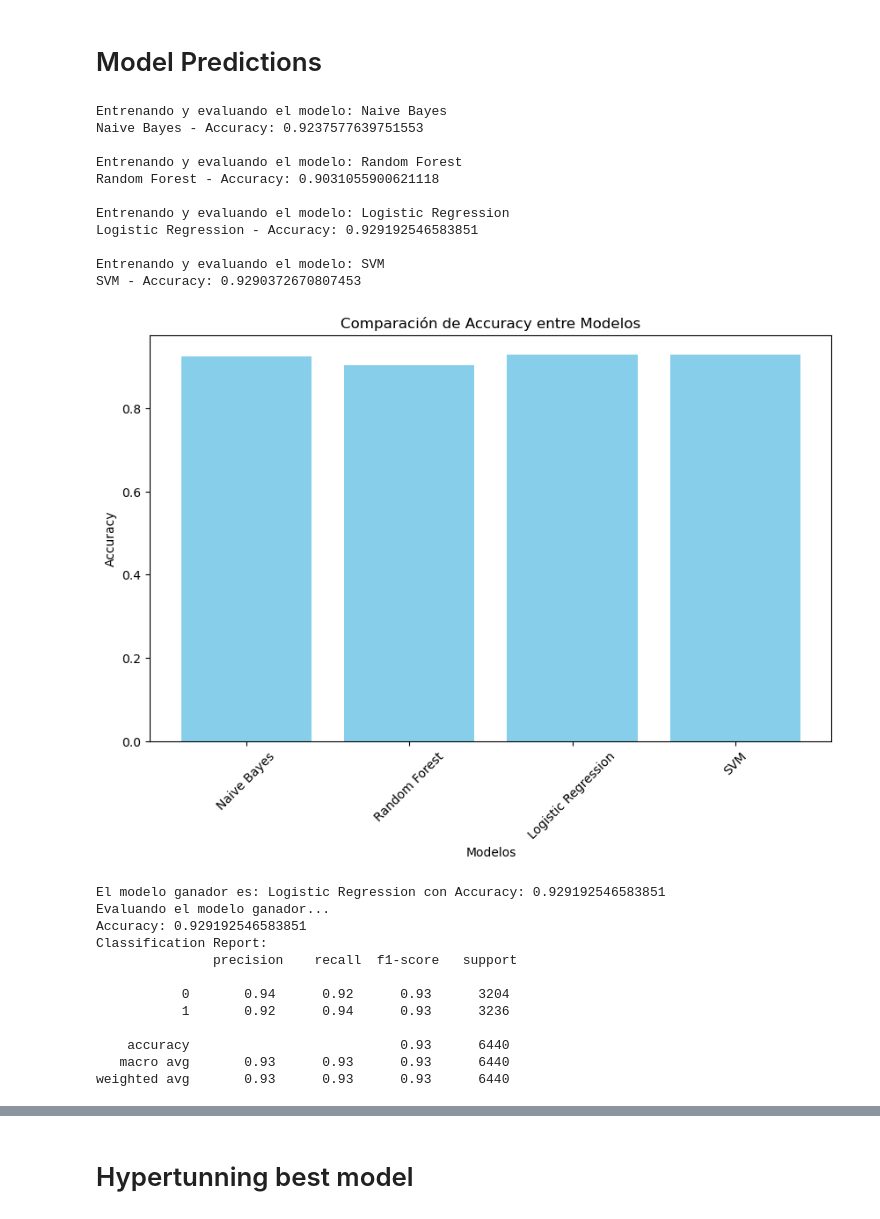
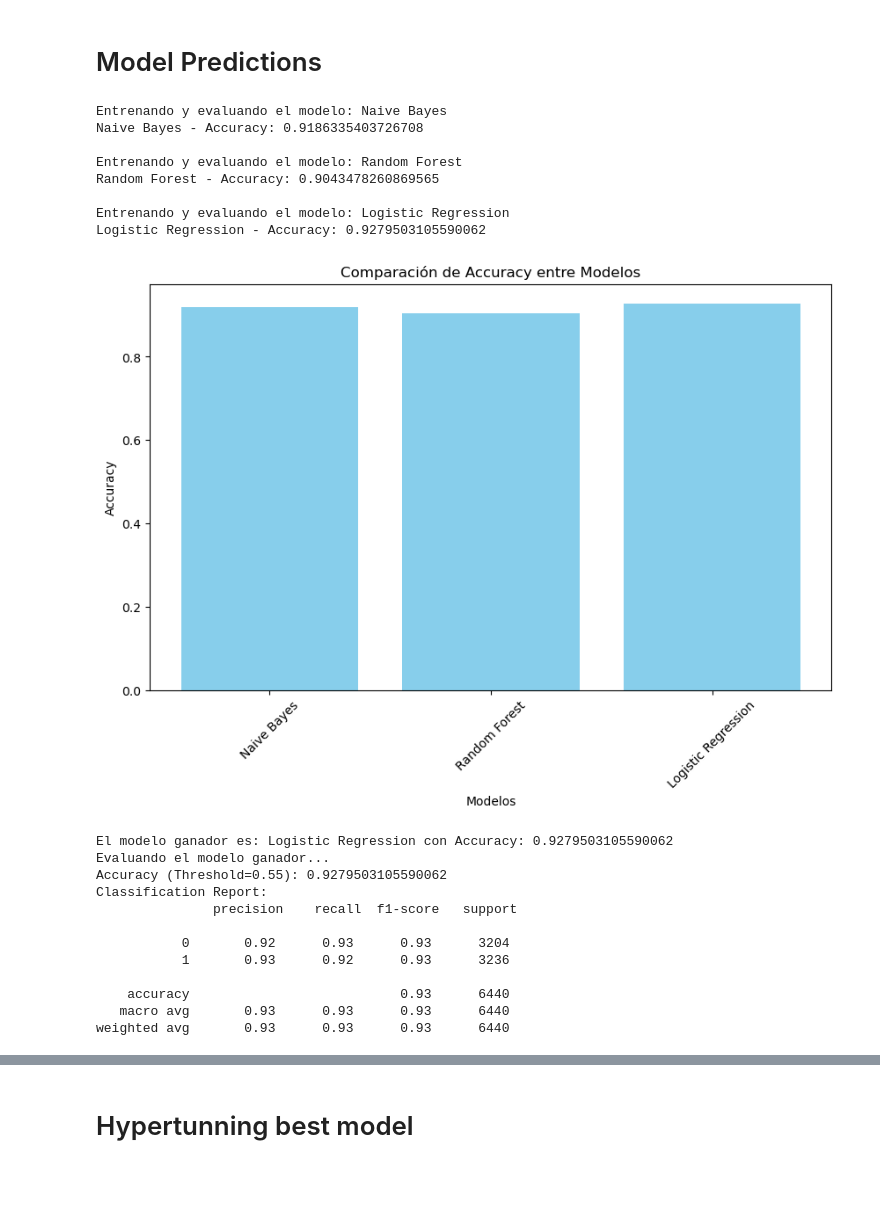
Before and after one commit to migueleven/headline_news_veracity_classifier, a Jupyter notebook: notebooks/2_nlp_classifier.ipynb, the cells around one changed output, grey strips where cells are left out. Drawn from its saved outputs; the diff is of its cells as text; code cells hidden in the pictures; blank space fills up the shorter version.

Commit message:
Added best model and streamlit app

```diff
--- a/notebooks/2_nlp_classifier.ipynb
+++ b/notebooks/2_nlp_classifier.ipynb
@@ -55,3 +54,9 @@ Shape de X_train: (25765, 5000)
+# %%
+from sklearn.feature_extraction.text import TfidfVectorizer
+
+vectorizer = TfidfVectorizer(max_features=5000, stop_words='english', ngram_range=(1, 3))
+X_train = vectorizer.fit_transform(train_data['News'])
+X_test = vectorizer.transform(test_data['News'])
 # %% [markdown]
 # Model Creation
 # %%
@@ -68,7 +73,6 @@ def get_models():
         'Naive Bayes': MultinomialNB(),
         'Random Forest': RandomForestClassifier(random_state=42),
         'Logistic Regression': LogisticRegression(max_iter=1000, random_state=42),
-        'SVM': SVC(probability=True, random_state=42)
     }
     return models
 # %% [markdown]
@@ -124,21 +135,31 @@ def plot_model_comparisons(results):
     plt.xticks(rotation=45)
     plt.show()
 # %%
-from sklearn.metrics import confusion_matrix
+from sklearn.metrics import accuracy_score, classification_report, confusion_matrix
 import seaborn as sns
+import matplotlib.pyplot as plt
 
-def evaluate_winner(model, X_test, y_test):
+def evaluate_winner(model, X_test, y_test, threshold=0.5):
     """
-    Evalúa el modelo ganador con todas las métricas y visualiza la matriz de confusión.
+    Evalúa el modelo ganador con todas las métricas, visualiza la matriz de confusión y permite ajustar el umbral.
     """
     print("Evaluando el modelo ganador...")
-    y_pred = model.predict(X_test)
+
+    # Si el modelo soporta predict_proba, calcular probabilidades y ajustar el umbral
+    if hasattr(model, "predict_proba"):
+        y_pred_proba = model.predict_proba(X_test)[:, 1]  # Probabilidades de la clase positiva
+        y_pred = (y_pred_proba >= threshold).astype(int)
+    else:
+        # Si el modelo no soporta predict_proba, usar directamente predict
+        y_pred = model.predict(X_test)
+
+    # Calcular métricas
     accuracy = accuracy_score(y_test, y_pred)
     report = classification_report(y_test, y_pred)
     conf_matrix = confusion_matrix(y_test, y_pred)
 
     # Mostrar las métricas
-    print(f"Accuracy: {accuracy}")
+    print(f"Accuracy (Threshold={threshold}): {accuracy}")
     print("Classification Report:\n", report)
 
     # Visualizar la matriz de confusión
@@ -146,51 +167,48 @@ def evaluate_winner(model, X_test, y_test):
     sns.heatmap(conf_matrix, annot=True, fmt="d", cmap="Blues", xticklabels=['Fake', 'Real'], yticklabels=['Fake', 'Real'])
     plt.xlabel('Predicted')
     plt.ylabel('Actual')
-    plt.title('Matriz de Confusión - Modelo Ganador')
+    plt.title(f'Confusion Matrix - Winner Model (Threshold={threshold})')
     plt.show()
 # %%
 # Obtener y_train e y_test
 y_train = train_data['Veracity']
 y_test = test_data['Veracity']
 
 # Obtener los modelos
 models = get_models()
 
 # Evaluar los modelos
-results = evaluate_models(models, X_train, y_train, X_test, y_test)
+results = evaluate_models(models, X_train, y_train, X_test, y_test, threshold=0.55)
 
 # Comparar los resultados
 plot_model_comparisons(results)
 
 # Seleccionar el modelo ganador
 best_model_name = max(results, key=lambda name: results[name]['accuracy'])
 best_model = results[best_model_name]['model']
 print(f"El modelo ganador es: {best_model_name} con Accuracy: {results[best_model_name]['accuracy']}")
 
 # Realizar hyperparameter tuning en el modelo ganador (si aplica)
 # Aquí puedes usar tu GridSearchCV y luego evaluar el mejor modelo con:
-evaluate_winner(best_model, X_test, test_data['Veracity'])
+evaluate_winner(best_model, X_test, y_test, threshold=0.55)
 # %% [output]
 Entrenando y evaluando el modelo: Naive Bayes
-Naive Bayes - Accuracy: 0.9237577639751553
+Naive Bayes - Accuracy: 0.9186335403726708
 
 Entrenando y evaluando el modelo: Random Forest
-Random Forest - Accuracy: 0.9031055900621118
+Random Forest - Accuracy: 0.9043478260869565
 
 Entrenando y evaluando el modelo: Logistic Regression
-Logistic Regression - Accuracy: 0.929192546583851
-
-Entrenando y evaluando el modelo: SVM
-SVM - Accuracy: 0.9290372670807453
+Logistic Regression - Accuracy: 0.9279503105590062
-[figure, old version]
+[figure, new version]
-El modelo ganador es: Logistic Regression con Accuracy: 0.929192546583851
+El modelo ganador es: Logistic Regression con Accuracy: 0.9279503105590062
 Evaluando el modelo ganador...
-Accuracy: 0.929192546583851
+Accuracy (Threshold=0.55): 0.9279503105590062
 Classification Report:
                precision    recall  f1-score   support
 
-           0       0.94      0.92      0.93      3204
-           1       0.92      0.94      0.93      3236
+           0       0.92      0.93      0.93      3204
+           1       0.93      0.92      0.93      3236
 
     accuracy                           0.93      6440
    macro avg       0.93      0.93      0.93      6440
```
Also changed, not shown: parts of 7 cells of this notebook, 3 other files.
